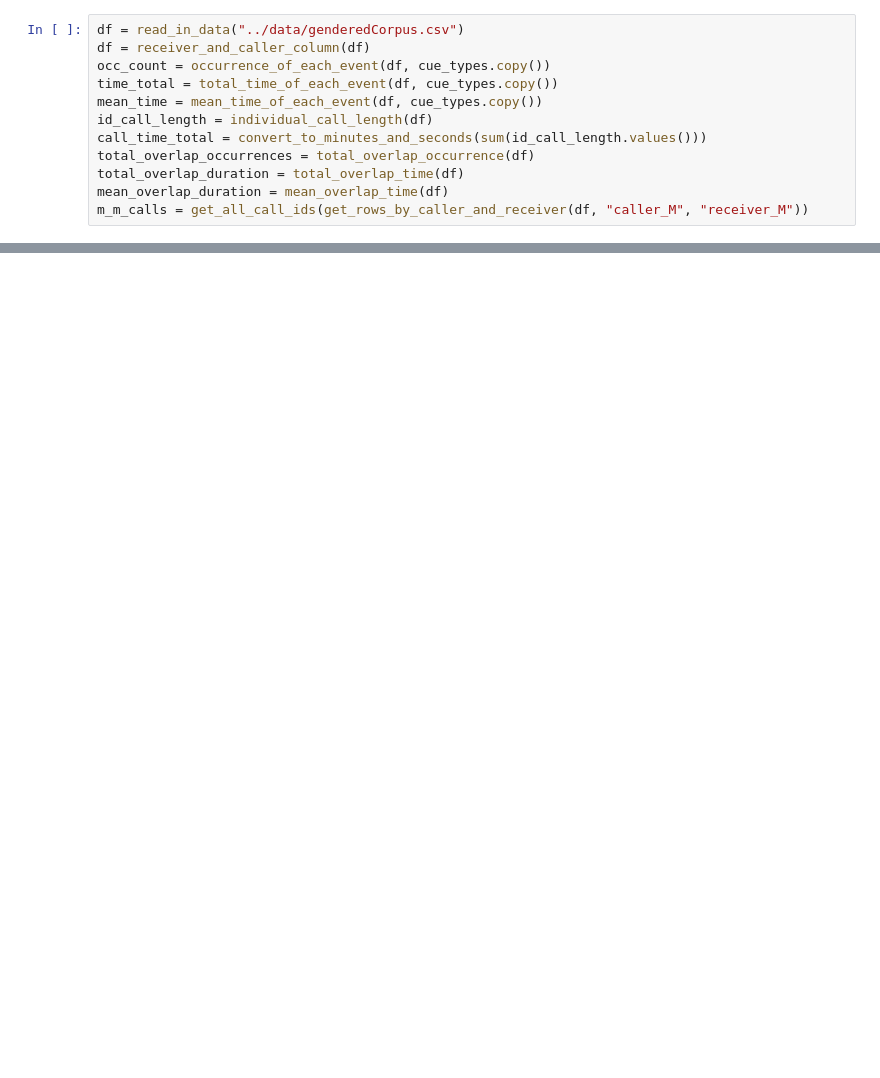
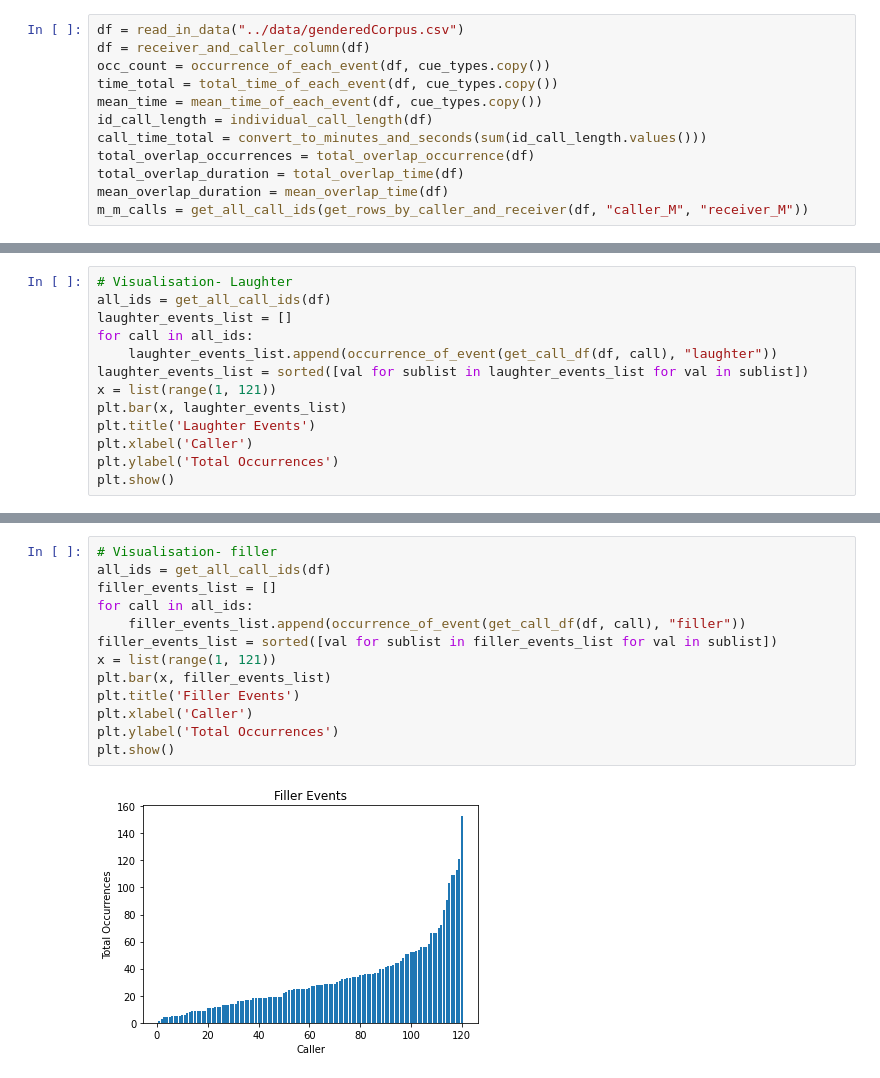
Before and after one commit to euronite/ConversationalBrowser, a Jupyter notebook: jupyter notebooks/data manipulation.ipynb, the cells around one changed output, grey strips where cells are left out. Cells and saved outputs as stored; diff of their text form; blank space fills up the shorter version.

Commit message:
visualisations based on occurences and call ID

```diff
--- a/jupyter notebooks/data manipulation.ipynb
+++ b/jupyter notebooks/data manipulation.ipynb
@@ -233,0 +242,13 @@ occurrence_of_event(get_call_df(df, "F01"), "laughter")
+# %%
+# Visualisation- Laughter
+all_ids = get_all_call_ids(df)
+laughter_events_list = []
+for call in all_ids:
+    laughter_events_list.append(occurrence_of_event(get_call_df(df, call), "laughter"))
+laughter_events_list = sorted([val for sublist in laughter_events_list for val in sublist])
+x = list(range(1, 121))
+plt.bar(x, laughter_events_list)
+plt.title('Laughter Events')
+plt.xlabel('Caller')
+plt.ylabel('Total Occurrences')
+plt.show()
@@ -233,0 +257,15 @@ occurrence_of_event(get_call_df(df, "F01"), "laughter")
+# %%
+# Visualisation- filler
+all_ids = get_all_call_ids(df)
+filler_events_list = []
+for call in all_ids:
+    filler_events_list.append(occurrence_of_event(get_call_df(df, call), "filler"))
+filler_events_list = sorted([val for sublist in filler_events_list for val in sublist])
+x = list(range(1, 121))
+plt.bar(x, filler_events_list)
+plt.title('Filler Events')
+plt.xlabel('Caller')
+plt.ylabel('Total Occurrences')
+plt.show()
+# %% [output]
+[figure, added]
```
Also changed, not shown: parts of 9 cells of this notebook, 1 other file.
